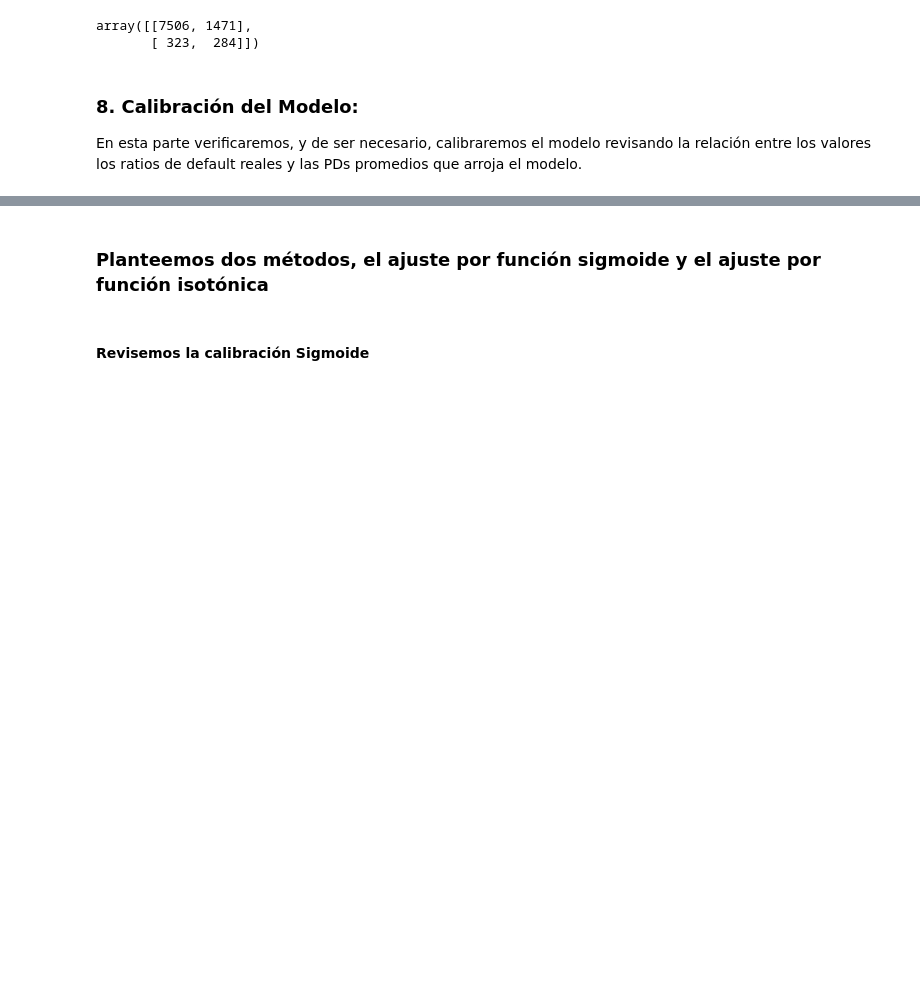
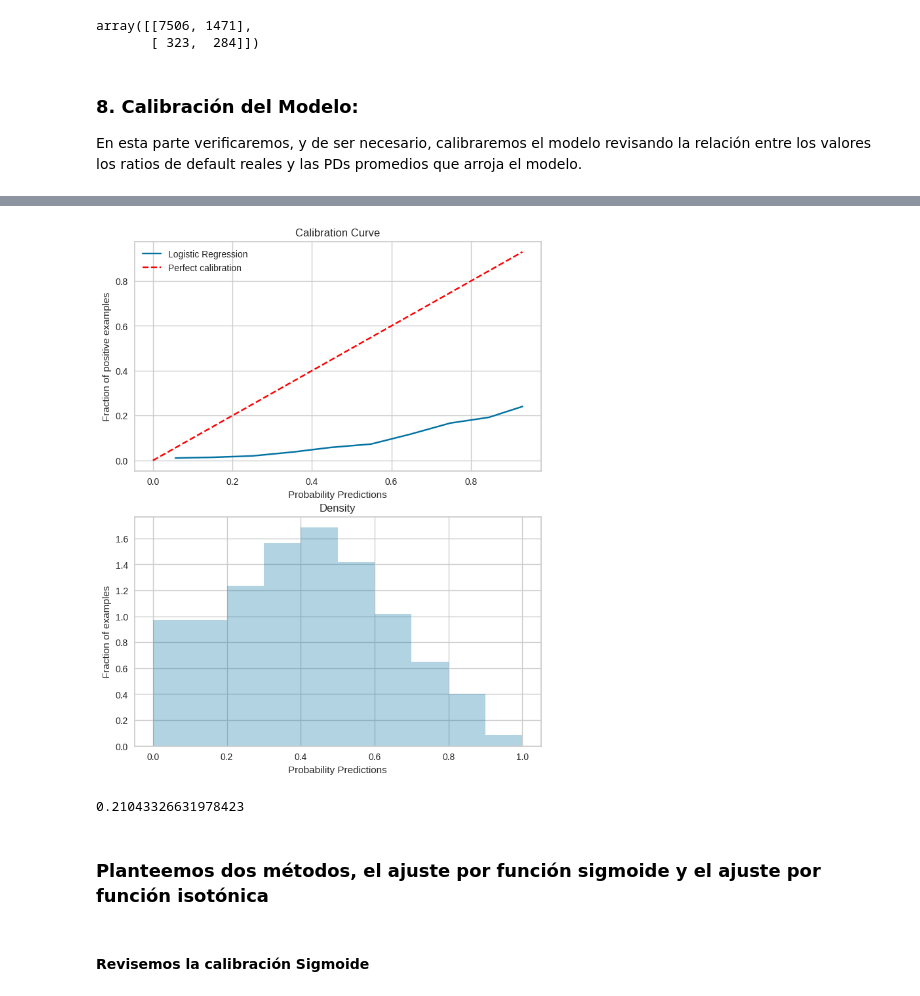
Before and after one commit to jpantojaj/CreditScoring, a Jupyter notebook: Sesión_6_11_Desarrollo_Calibracion_Validación_Modelo.ipynb, the cells around one changed output, grey strips where cells are left out. Cells and saved outputs as stored; diff of their text form; code cells hidden in the pictures; blank space fills up the shorter version.

```diff
--- a/Sesión_6_11_Desarrollo_Calibracion_Validación_Modelo.ipynb
+++ b/Sesión_6_11_Desarrollo_Calibracion_Validación_Modelo.ipynb
@@ -1997,5 +2012,9 @@ brier_score_loss(y_test, pred_test_mix[:, 1])
 # %%
 # Modelo con Undersampling
-plot_calibration_curve(y_test, pred_test_mix2[:, 1], bins=10, strategy='uniform')
+plot_calibration_curve(y_test, pred_test_logit_rus[:, 1], bins=10, strategy='uniform')
+# %% [output]
+[figure, added]
 # %%
-brier_score_loss(y_test, pred_test_mix2[:, 1])
+brier_score_loss(y_test, pred_test_logit_rus[:, 1])
+# %% [output]
+0.21043326631978423
```
Also changed, not shown: parts of 39 cells of this notebook.
